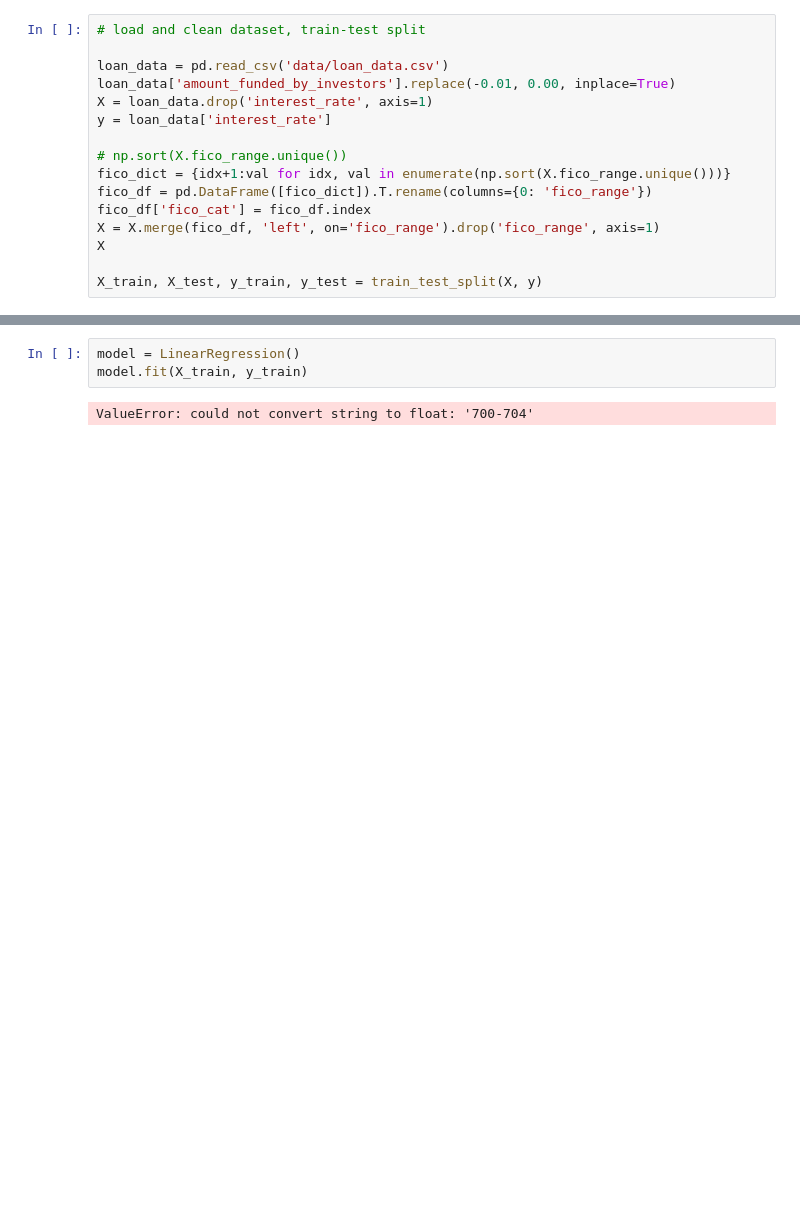
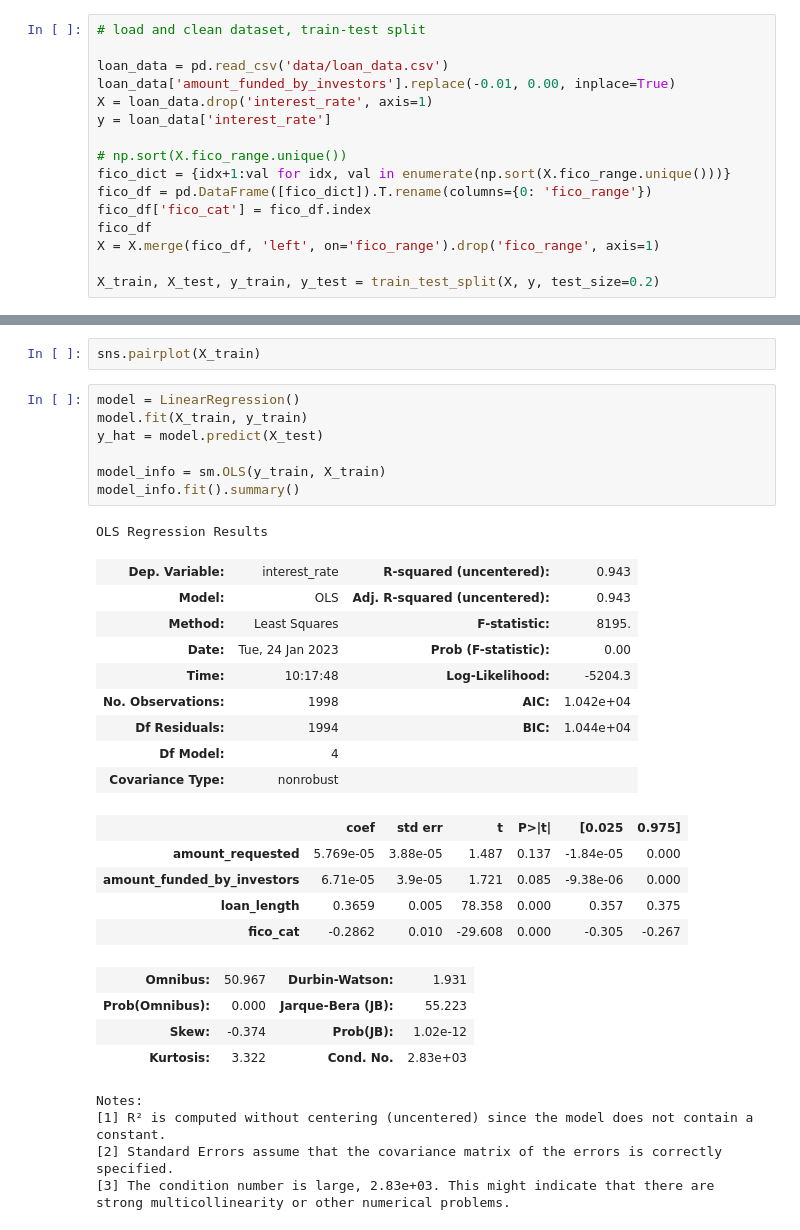
Before and after one commit to c21matthewm/linear_regression_case_study, a Jupyter notebook: notebook.ipynb, the cells around one changed output, grey strips where cells are left out. Saved outputs shown, nothing was run; the diff lists cells and outputs as text; blank space fills up the shorter version.

```diff
--- a/notebook.ipynb
+++ b/notebook.ipynb
@@ -32,7 +33,7 @@ y = loan_data['interest_rate']
 fico_dict = {idx+1:val for idx, val in enumerate(np.sort(X.fico_range.unique()))}
 fico_df = pd.DataFrame([fico_dict]).T.rename(columns={0: 'fico_range'})
 fico_df['fico_cat'] = fico_df.index
+fico_df
 X = X.merge(fico_df, 'left', on='fico_range').drop('fico_range', axis=1)
-X
 
-X_train, X_test, y_train, y_test = train_test_split(X, y)
+X_train, X_test, y_train, y_test = train_test_split(X, y, test_size=0.2)
@@ -39,5 +44,34 @@ X_train, X_test, y_train, y_test = train_test_split(X, y)
+# %%
+sns.pairplot(X_train)
 # %%
 model = LinearRegression()
 model.fit(X_train, y_train)
+y_hat = model.predict(X_test)
+
+model_info = sm.OLS(y_train, X_train)
+model_info.fit().summary()
 # %% [output]
-ValueError: could not convert string to float: '700-704'
+OLS Regression Results
+| Dep. Variable: | interest_rate | R-squared (uncentered): | 0.943 |
+| Model: | OLS | Adj. R-squared (uncentered): | 0.943 |
+| Method: | Least Squares | F-statistic: | 8195. |
+| Date: | Tue, 24 Jan 2023 | Prob (F-statistic): | 0.00 |
+| Time: | 10:17:48 | Log-Likelihood: | -5204.3 |
+| No. Observations: | 1998 | AIC: | 1.042e+04 |
+| Df Residuals: | 1994 | BIC: | 1.044e+04 |
+| Df Model: | 4 |  |  |
+| Covariance Type: | nonrobust |  |  |
+|  | coef | std err | t | P>|t| | [0.025 | 0.975] |
+| amount_requested | 5.769e-05 | 3.88e-05 | 1.487 | 0.137 | -1.84e-05 | 0.000 |
+| amount_funded_by_investors | 6.71e-05 | 3.9e-05 | 1.721 | 0.085 | -9.38e-06 | 0.000 |
+| loan_length | 0.3659 | 0.005 | 78.358 | 0.000 | 0.357 | 0.375 |
+| fico_cat | -0.2862 | 0.010 | -29.608 | 0.000 | -0.305 | -0.267 |
+| Omnibus: | 50.967 | Durbin-Watson: | 1.931 |
+| Prob(Omnibus): | 0.000 | Jarque-Bera (JB): | 55.223 |
+| Skew: | -0.374 | Prob(JB): | 1.02e-12 |
+| Kurtosis: | 3.322 | Cond. No. | 2.83e+03 |
+Notes:
+[1] R² is computed without centering (uncentered) since the model does not contain a constant.
+[2] Standard Errors assume that the covariance matrix of the errors is correctly specified.
+[3] The condition number is large, 2.83e+03. This might indicate that there are
+strong multicollinearity or other numerical problems.
```
Also changed, not shown: parts of 12 cells of this notebook.
